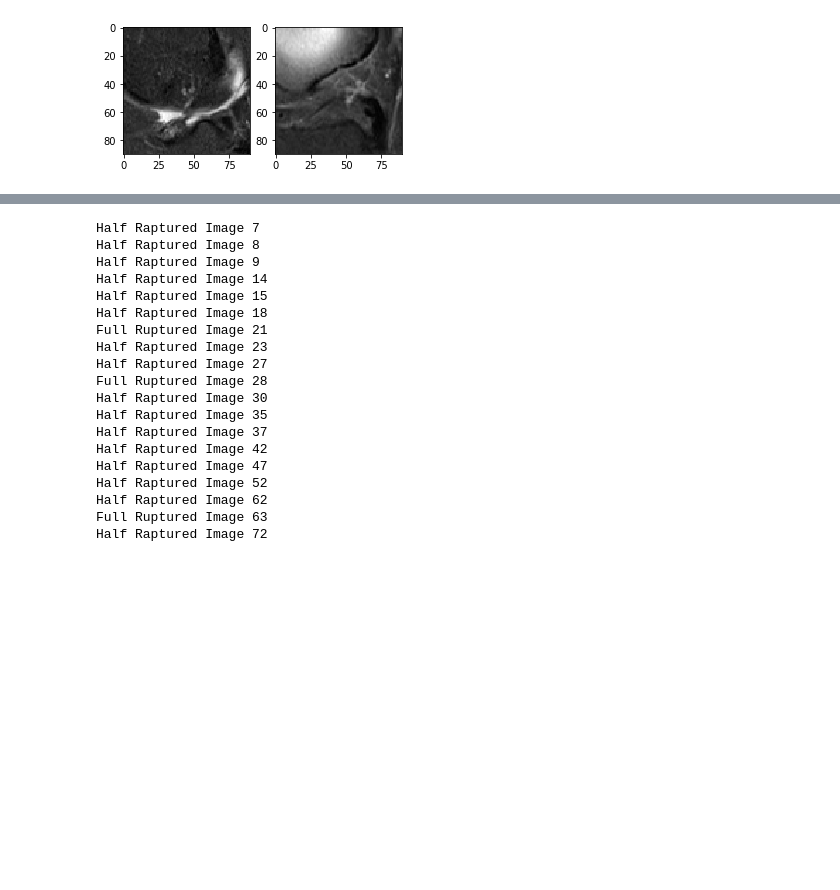
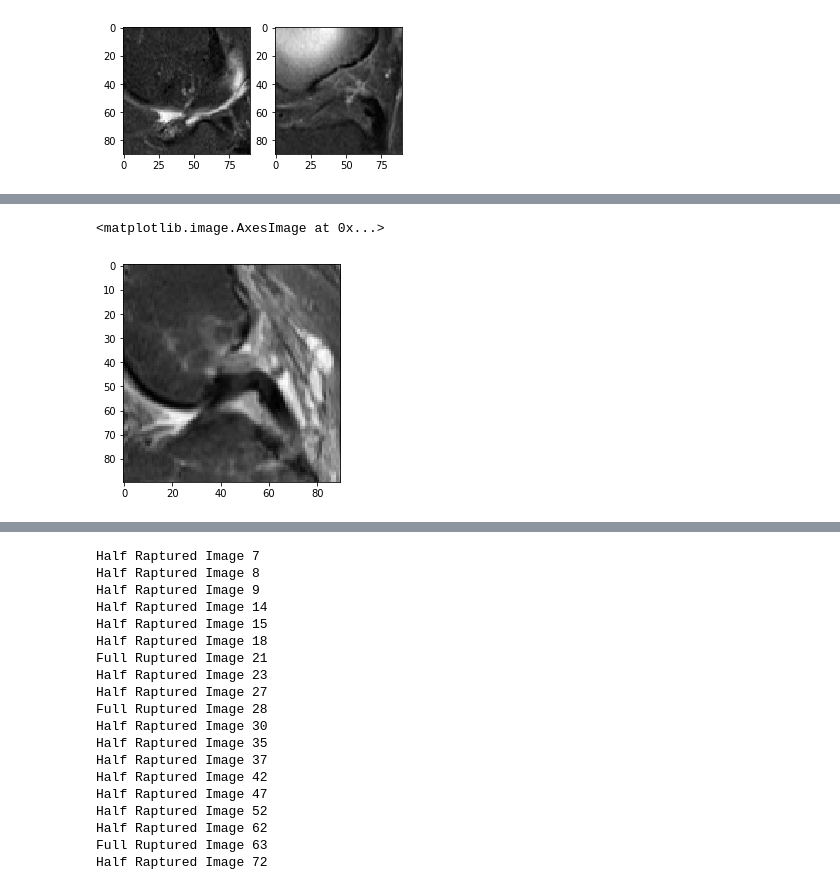
Before and after one commit to alizaib1217/kneeMri, a Jupyter notebook: KneeMri Project.ipynb, the cells around one changed output, grey strips where cells are left out. Drawn from its saved outputs; the diff is of its cells as text; code cells hidden in the pictures; blank space fills up the shorter version.

```diff
--- a/KneeMri Project.ipynb
+++ b/KneeMri Project.ipynb
@@ -425,6 +426,12 @@ for i in range(1,74):
 
     if ind == 1 : print("Half Raptured Image" + str(i))
     if ind == 2 : print("Full Ruptured Image")
+# %%
+img = np.reshape(X_test[i], (90,90))
+plt.imshow(img, cmap='gray')
+# %% [output]
+<matplotlib.image.AxesImage at 0x...>
+[figure, added]
 # %%
 i=int(input("Enter Number Of image you want to check: "))
 plt.figure(figsize=[5,5])
```
Also changed, not shown: parts of 5 cells of this notebook, 1 other file.
